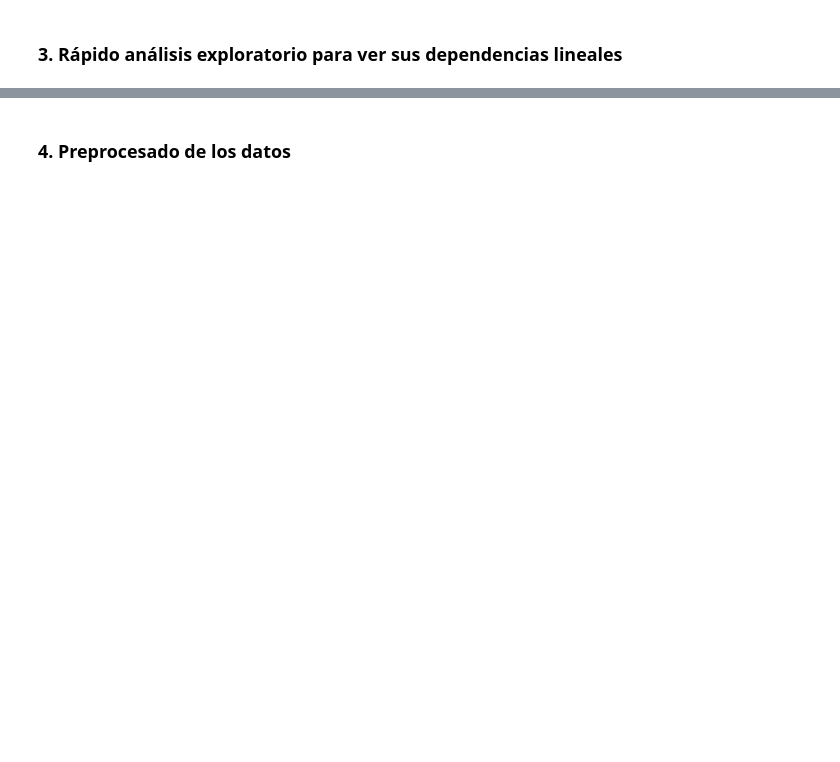
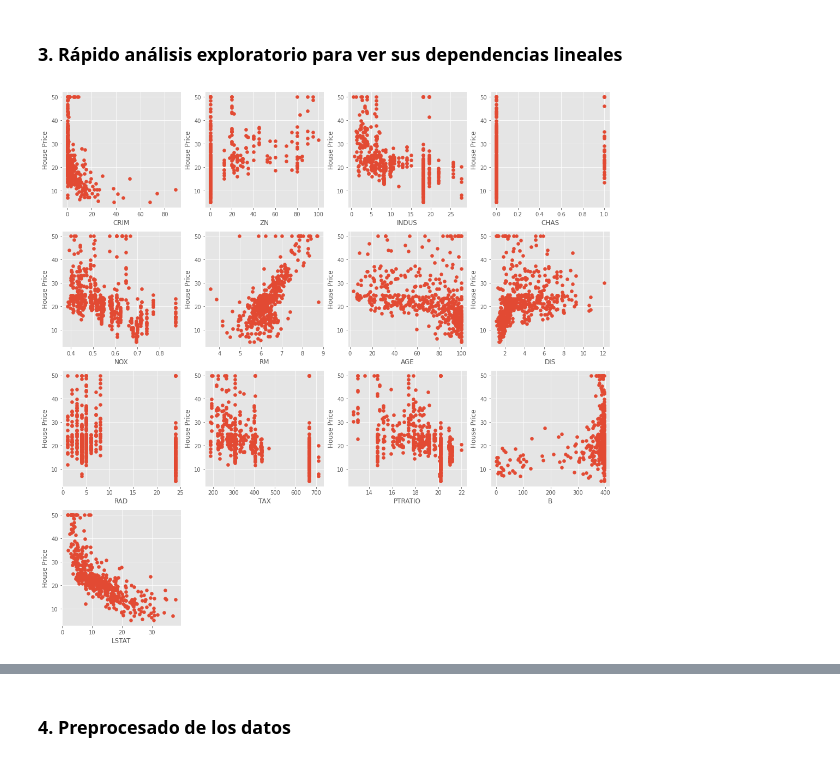
Before and after one commit to rafazamb/DS_PT_ENE21, a Jupyter notebook: 2-Machine_Learning/2.1_Supervised/2.1.3 Regularization/Regularization clase - solucion.ipynb, the cells around one changed output, grey strips where cells are left out. Saved outputs shown, nothing was run; the diff lists cells and outputs as text; code cells hidden in the pictures; blank space fills up the shorter version.

```diff
--- a/2-Machine_Learning/2.1_Supervised/2.1.3 Regularization/Regularization clase - solucion.ipynb
+++ b/2-Machine_Learning/2.1_Supervised/2.1.3 Regularization/Regularization clase - solucion.ipynb
@@ -13,3 +13,5 @@ from sklearn.linear_model import LinearRegression
 ### 2. Vemos qué pinta tiene el dataset
 # %%
 # Loading pre-defined Boston Dataset
+boston_dataset = datasets.load_boston()
+print(boston_dataset.DESCR)
@@ -19,0 +38,12 @@ from sklearn.linear_model import LinearRegression
+# %%
+# Generate scatter plot of independent vs Dependent variable
+plt.style.use('ggplot')
+fig = plt.figure(figsize = (18, 18))
+
+for index, feature_name in enumerate(boston_dataset.feature_names):
+    ax = fig.add_subplot(4, 4, index + 1)
+    ax.scatter(boston_dataset.data[:, index], boston_dataset.target)
+    ax.set_ylabel('House Price', size = 12)
+    ax.set_xlabel(feature_name, size = 12)
+# %% [output]
+[figure, added]
```
Also changed, not shown: parts of 18 cells of this notebook, 13 other files.
